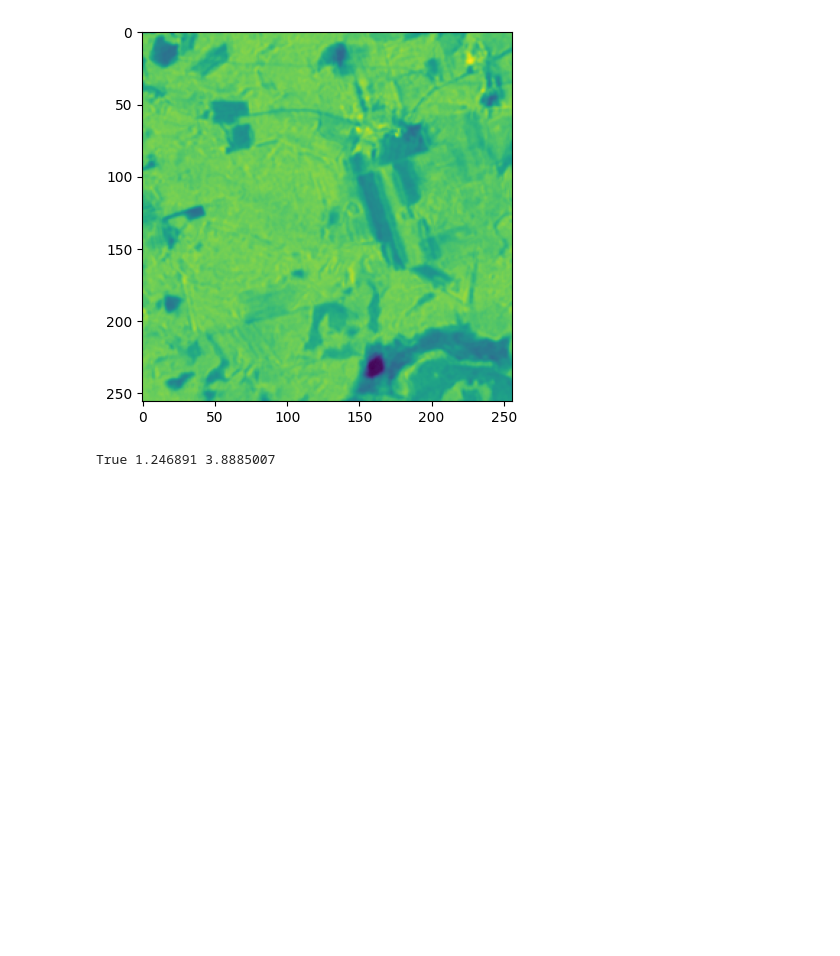
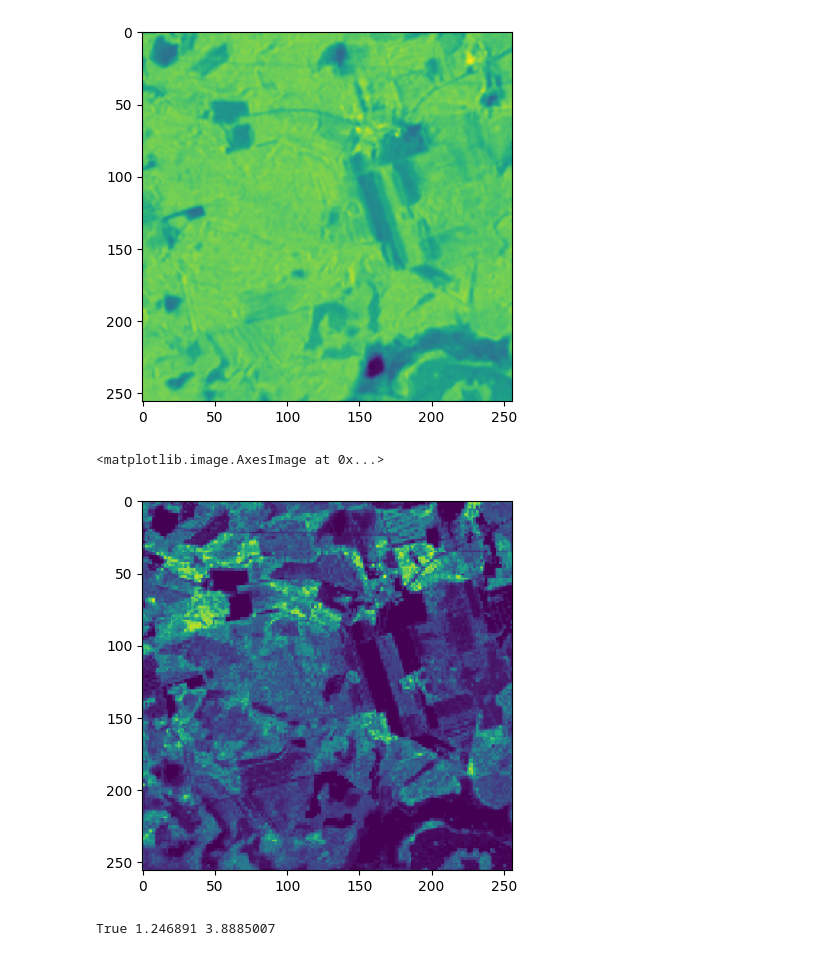
Before and after one commit to TeamEpochGithub/forestbiomass, a Jupyter notebook: analysis/exploratory_data_analysis/correlation_average_month_agbm.ipynb, the cells around one changed output. Saved outputs shown, nothing was run; the diff lists cells and outputs as text; code cells hidden in the pictures; blank space fills up the shorter version.

Commit message:
add agbm to compare

```diff
--- a/analysis/exploratory_data_analysis/correlation_average_month_agbm.ipynb
+++ b/analysis/exploratory_data_analysis/correlation_average_month_agbm.ipynb
@@ -21,6 +18,12 @@ def flatten_image_from_path(path):
     dataset = gdal.Open(img_path)
     data = dataset.ReadAsArray()
     return np.average(data, axis=0)
+
+def flatten_agbm_from_path(path):
+    img_path = osp.join(train_label_path, path)
+    dataset = gdal.Open(img_path)
+    data = dataset.ReadAsArray()
+    return data
 
 def calculate_mse(path1, path2):
     month0 = flatten_image_from_path(path1)
@@ -41,6 +44,11 @@ plt.imshow(average_img)
 # %% [output]
 <matplotlib.image.AxesImage at 0x...>
 [figure]
+# %%
+plt.imshow(flatten_agbm_from_path("0a3d8f03_agbm.tif"))
+# %% [output]
+<matplotlib.image.AxesImage at 0x...>
+[figure, added]
 # %%
 # We calculate the MSE between month x and x + 1 from the same patch
 avg_mse_same_patches = np.average([calculate_mse("0a3d8f03_S1_00.tif", "0a3d8f03_S1_01.tif"),
```
Also changed, not shown: parts of 1 cell of this notebook.
